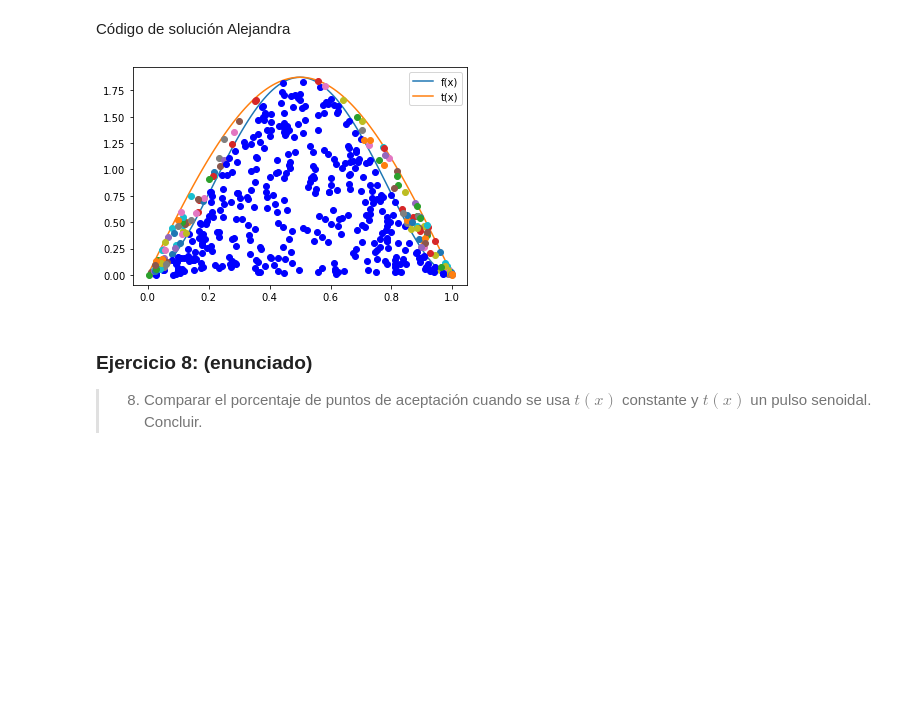
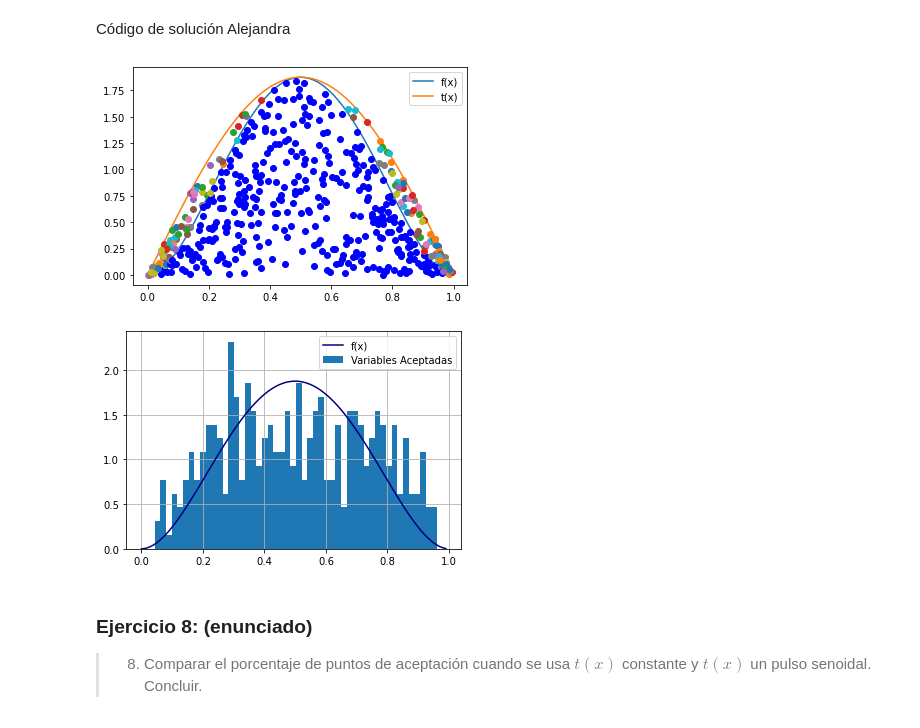
Before and after one commit to diegolazareno/Tarea6_DALopez_ARico, a Jupyter notebook: Tarea6_DALopez_ARico.ipynb, the cells around one changed output. Cells and saved outputs as stored; diff of their text form; code cells hidden in the pictures; blank space fills up the shorter version.

```diff
--- a/Tarea6_DALopez_ARico.ipynb
+++ b/Tarea6_DALopez_ARico.ipynb
@@ -452,31 +452,39 @@ Código de solución Alejandra
 # %%
 # Código de solución estudiante 2
 
-def acep_rechazo(R2:'Variables distruidas U~U(0,1)',
-                 R1:'Variables distribuidas como g(x)',
-                 f:'función objetivo a generar',
-                 t:'función que mayora a f'):
-    fx = f(R1)
-    tx = t(R1)
-    q = 0
-    condition = R2*tx <=fx
-    [plt.plot(R1[i],R2[i]*tx[i],'ob') if condition[i] else plt.plot(R1[i],R2[i]*tx[i],'o') \
-         for i in range(len(R1))]
+def acep_rechazo(R1, R2, f, t, plot = True):
+    f_x = f(R1)
+    t_x = t(R1)
+    condition = R2*t_x <=f_x
+    if plot:
+        [plt.plot(R1[i], R2[i]*t_x[i], "ob") if condition[i] else plt.plot(R1[i], R2[i]*t_x[i], "o")
+         for i in range(len(condition))]
+    var_acep = [R1[i] for i in range(len(condition)) if condition[i]]
+
+    return var_acep
 # %%
 f = lambda x:30*(x**2-2*x**3+x**4)
 t = lambda x: maxf * np.sin(np.pi*x)
 x = np.arange(0,1,0.01)
 
 plt.plot(x,f(x),label='f(x)')
 plt.plot(x,t(x),label='t(x)')
 plt.legend()
 
 R2 = np.random.rand(500)
 R1 = np.random.rand(500)
 
-acep_rechazo(R2,R1,f,t)
+var = acep_rechazo(R2,R1,f,t)
+
+# Validación del resultado
+plt.figure(figsize = (6, 4))
+plt.plot(x, f(x), color = "navy", label = "f(x)")
+plt.hist(var, density = True, bins = 50, label = "Variables Aceptadas")
+plt.legend(loc = "best")
+plt.grid();
 # %% [output]
-[figure, old version]
+[figure, new version]
+[figure, added]
 # %% [markdown]
 ### Ejercicio 8: (enunciado)
 
```
Also changed, not shown: parts of 10 cells of this notebook.
